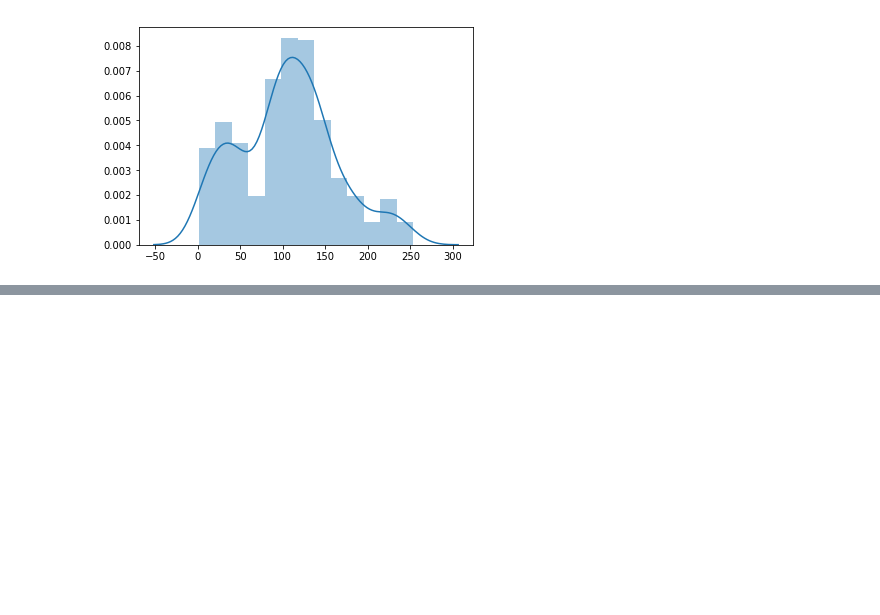
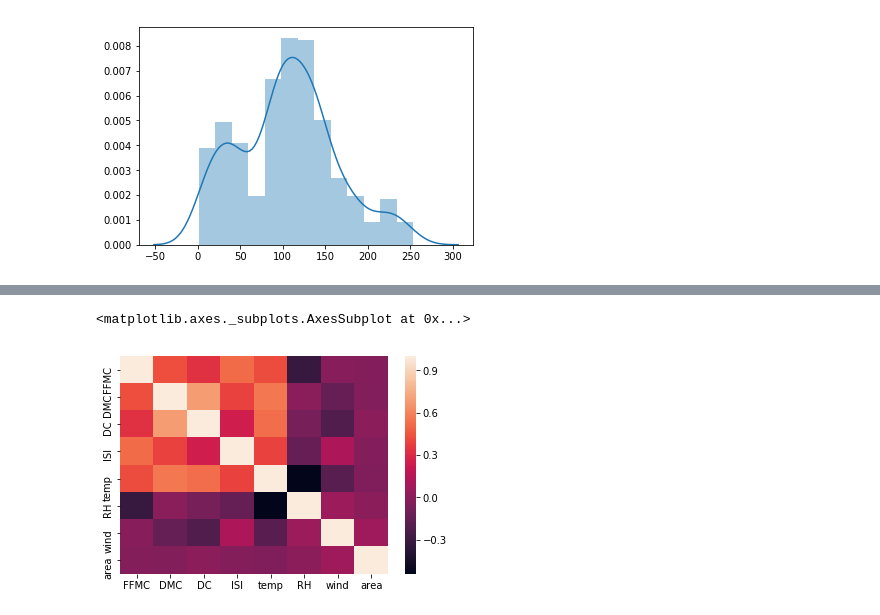
Before and after one commit to kaushal-py/data-mining, a Jupyter notebook: Data Preprocessing/forest_visualization_a.ipynb, the cells around one changed output, grey strips where cells are left out. Drawn from its saved outputs; the diff is of its cells as text; code cells hidden in the pictures; blank space fills up the shorter version.

```diff
--- a/forest_visualization_a.ipynb
+++ b/Data Preprocessing/forest_visualization_a.ipynb
@@ -157,0 +130,4 @@ See the caveats in the documentation: http://pandas.pydata.org/pandas-docs/stabl
+# %%
+def normalize(df, col):
+    maxVal, minVal = df[col].max(), df[col].min()
+    return (df[col] - minVal) / (maxVal - minVal)
@@ -158 +157,4 @@ See the caveats in the documentation: http://pandas.pydata.org/pandas-docs/stabl
+# %%
+df2.columns
+df3 = df2[[col for col in df3.columns if col not in ['X', 'Y', 'rain']]]
 # %%
@@ -178,0 +169,6 @@ df4
+# %%
+corr = df3.corr()
+sns.heatmap(corr)
+# %% [output]
+<matplotlib.axes._subplots.AxesSubplot at 0x...>
+[figure, added]
```
Also changed, not shown: parts of 15 cells of this notebook.
